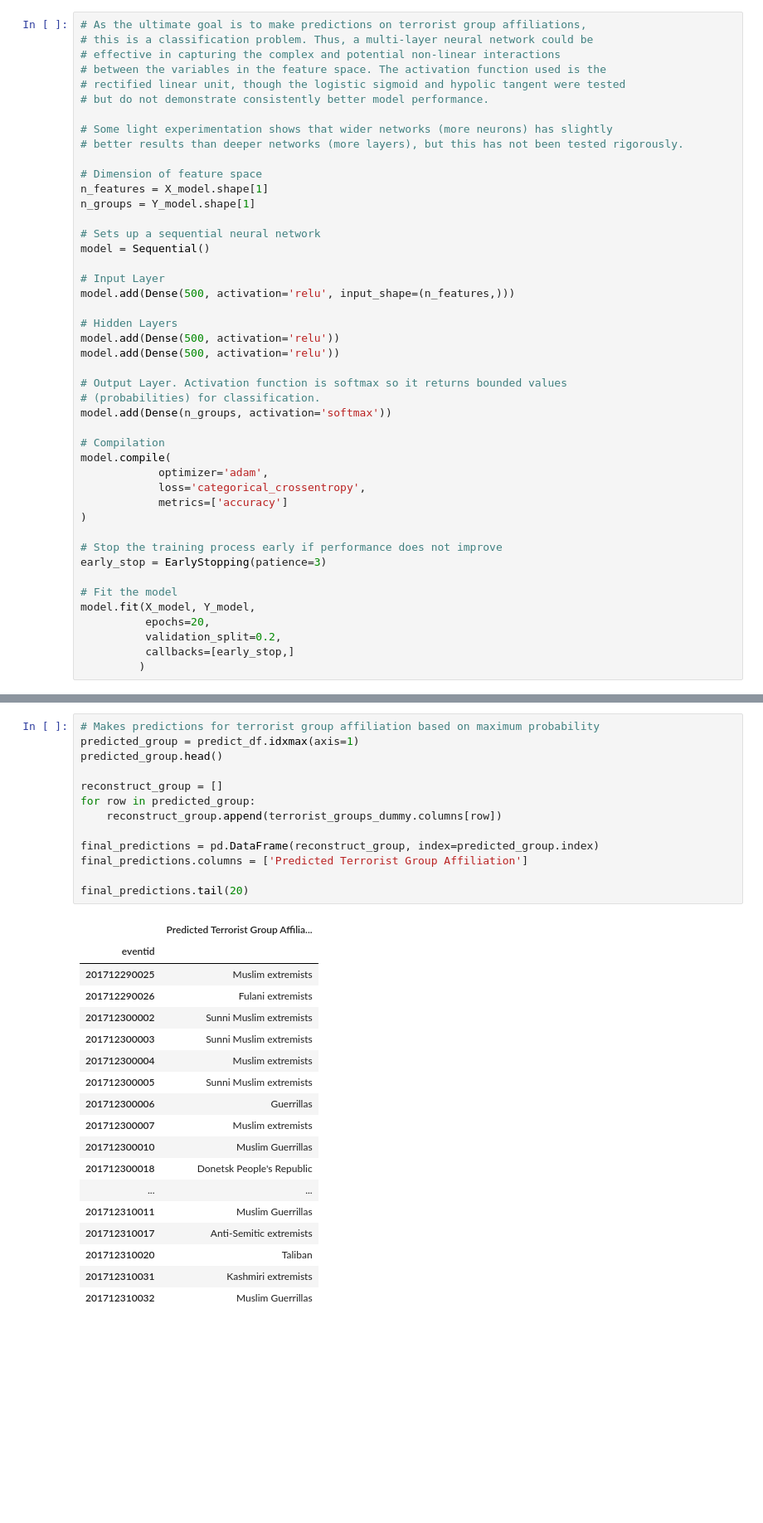
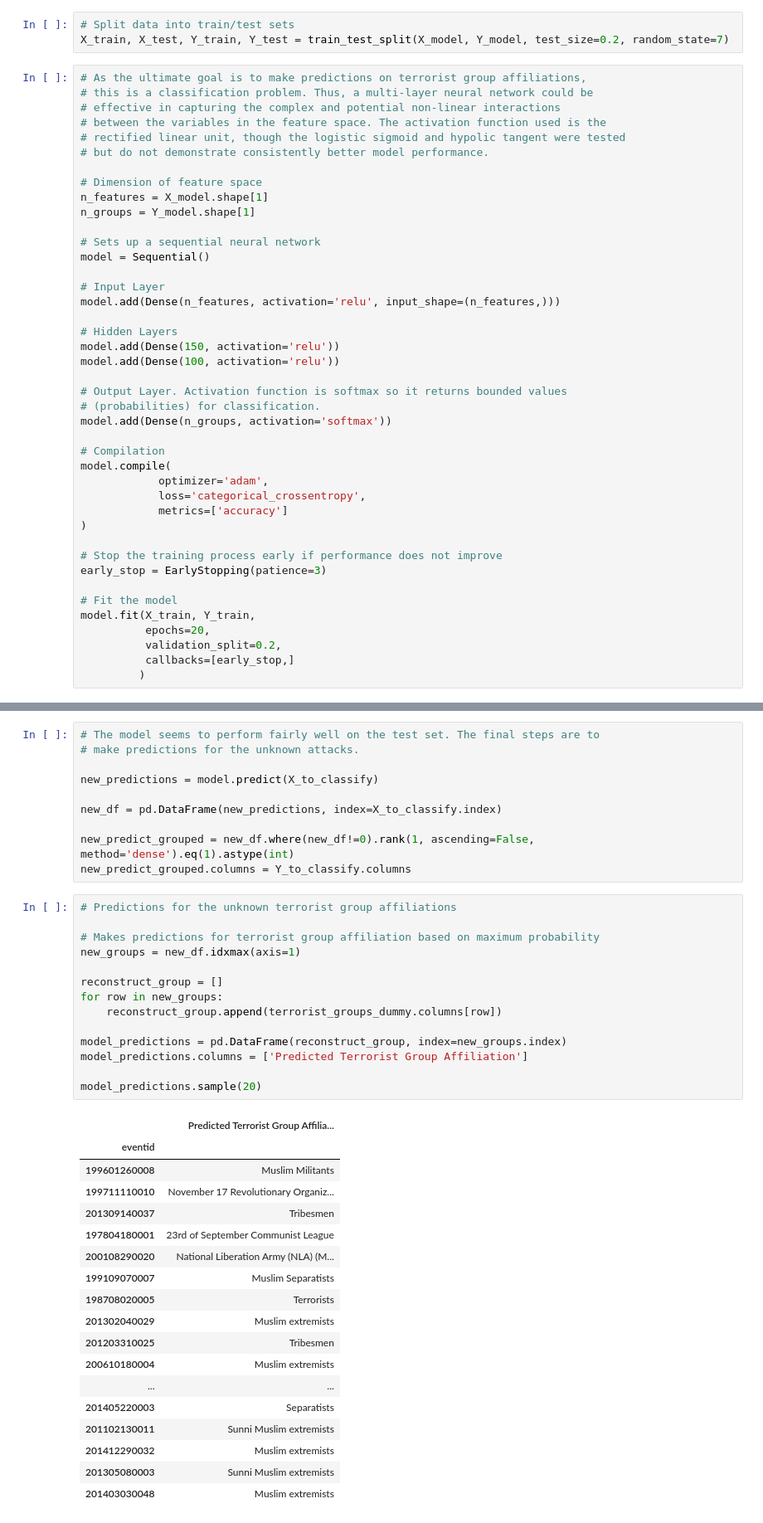
Before and after one commit to adamvvu/global_terrorism_classification, a Jupyter notebook: Global Terrorism Deep Learning Classification.ipynb, the cells around one changed output, grey strips where cells are left out. Shown at 83% size. Drawn from its saved outputs; the diff is of its cells as text; blank space fills up the shorter version.

```diff
--- a/Global Terrorism Deep Learning Classification.ipynb
+++ b/Global Terrorism Deep Learning Classification.ipynb
@@ -99,6 +110,9 @@ Y_to_classify = terrorist_groups_dummy.loc[unknown,:]
 
 # Known terrorist groups (in dummy form) to train/test the model
 Y_model = terrorist_groups_dummy.drop(labels=unknown, axis=0)
+# %%
+# Split data into train/test sets
+X_train, X_test, Y_train, Y_test = train_test_split(X_model, Y_model, test_size=0.2, random_state=7)
 # %%
 # As the ultimate goal is to make predictions on terrorist group affiliations,
 # this is a classification problem. Thus, a multi-layer neural network could be
@@ -106,9 +120,6 @@ Y_model = terrorist_groups_dummy.drop(labels=unknown, axis=0)
 # between the variables in the feature space. The activation function used is the
 # rectified linear unit, though the logistic sigmoid and hypolic tangent were tested
 # but do not demonstrate consistently better model performance.
-
-# Some light experimentation shows that wider networks (more neurons) has slightly
-# better results than deeper networks (more layers), but this has not been tested rigorously.
 
 # Dimension of feature space
 n_features = X_model.shape[1]
@@ -118,11 +129,11 @@ n_groups = Y_model.shape[1]
 model = Sequential()
 
 # Input Layer
-model.add(Dense(500, activation='relu', input_shape=(n_features,)))
+model.add(Dense(n_features, activation='relu', input_shape=(n_features,)))
 
 # Hidden Layers
-model.add(Dense(500, activation='relu'))
-model.add(Dense(500, activation='relu'))
+model.add(Dense(150, activation='relu'))
+model.add(Dense(100, activation='relu'))
 
 # Output Layer. Activation function is softmax so it returns bounded values
 # (probabilities) for classification.
@@ -139,7 +150,7 @@ model.compile(
 early_stop = EarlyStopping(patience=3)
 
 # Fit the model
-model.fit(X_model, Y_model,
+model.fit(X_train, Y_train,
           epochs=20,
           validation_split=0.2,
           callbacks=[early_stop,]
@@ -167,32 +205,43 @@ predict_df = pd.DataFrame(predictions, index=X_to_classify.index)
+# %%
+# The model seems to perform fairly well on the test set. The final steps are to
+# make predictions for the unknown attacks.
+
+new_predictions = model.predict(X_to_classify)
+
+new_df = pd.DataFrame(new_predictions, index=X_to_classify.index)
+
+new_predict_grouped = new_df.where(new_df!=0).rank(1, ascending=False, method='dense').eq(1).astype(int)
+new_predict_grouped.columns = Y_to_classify.columns
 # %%
+# Predictions for the unknown terrorist group affiliations
+
 # Makes predictions for terrorist group affiliation based on maximum probability
-predicted_group = predict_df.idxmax(axis=1)
-predicted_group.head()
+new_groups = new_df.idxmax(axis=1)
 
 reconstruct_group = []
-for row in predicted_group:
+for row in new_groups:
     reconstruct_group.append(terrorist_groups_dummy.columns[row])
 
-final_predictions = pd.DataFrame(reconstruct_group, index=predicted_group.index)
-final_predictions.columns = ['Predicted Terrorist Group Affiliation']
+model_predictions = pd.DataFrame(reconstruct_group, index=new_groups.index)
+model_predictions.columns = ['Predicted Terrorist Group Affiliation']
 
-final_predictions.tail(20)
+model_predictions.sample(20)
 # %% [output]
 |  | Predicted Terrorist Group Affilia... |
 | eventid |  |
-| 201712290025 | Muslim extremists |
-| 201712290026 | Fulani extremists |
-| 201712300002 | Sunni Muslim extremists |
-| 201712300003 | Sunni Muslim extremists |
-| 201712300004 | Muslim extremists |
-| 201712300005 | Sunni Muslim extremists |
-| 201712300006 | Guerrillas |
-| 201712300007 | Muslim extremists |
-| 201712300010 | Muslim Guerrillas |
-| 201712300018 | Donetsk People's Republic |
+| 199601260008 | Muslim Militants |
+| 199711110010 | November 17 Revolutionary Organiz... |
+| 201309140037 | Tribesmen |
+| 197804180001 | 23rd of September Communist League |
+| 200108290020 | National Liberation Army (NLA) (M... |
+| 199109070007 | Muslim Separatists |
+| 198708020005 | Terrorists |
+| 201302040029 | Muslim extremists |
+| 201203310025 | Tribesmen |
+| 200610180004 | Muslim extremists |
 | ... | ... |
-| 201712310011 | Muslim Guerrillas |
-| 201712310017 | Anti-Semitic extremists |
-| 201712310020 | Taliban |
-| 201712310031 | Kashmiri extremists |
-| 201712310032 | Muslim Guerrillas |
+| 201405220003 | Separatists |
+| 201102130011 | Sunni Muslim extremists |
+| 201412290032 | Muslim extremists |
+| 201305080003 | Sunni Muslim extremists |
+| 201403030048 | Muslim extremists |
```
Also changed, not shown: parts of 8 cells of this notebook.
